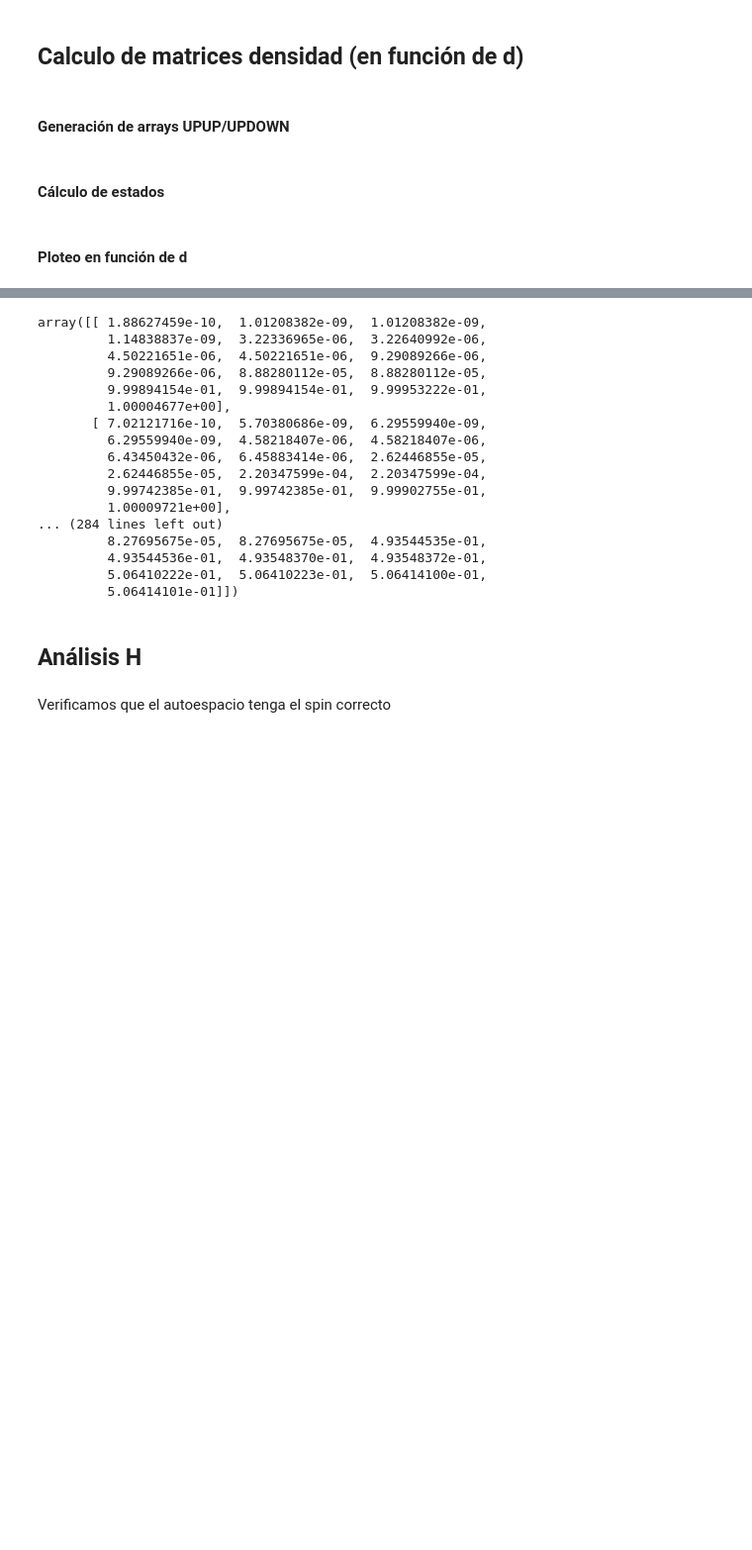
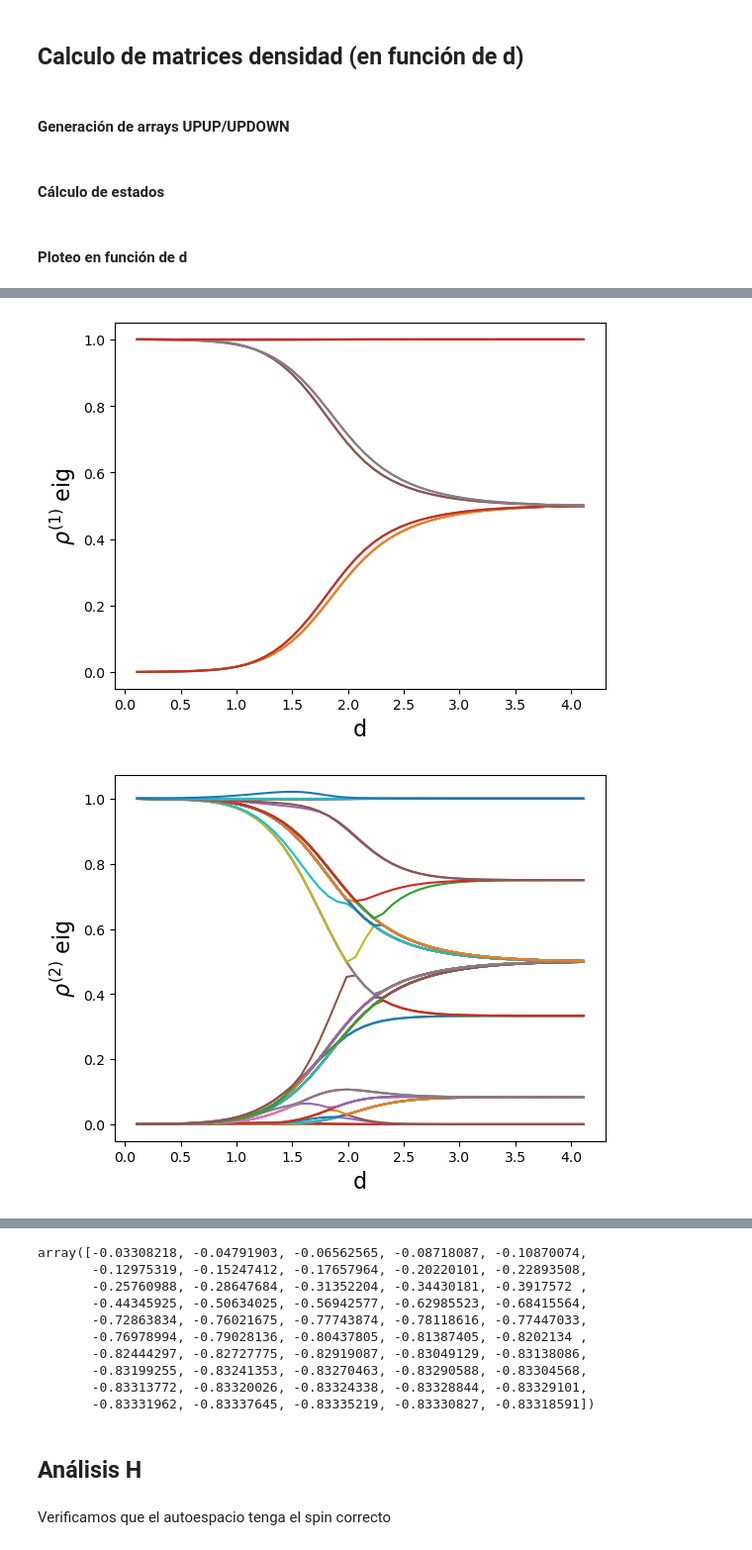
Before and after one commit to aguschanchu/q-chemistry, a Jupyter notebook: main.ipynb, the cells around one changed output, grey strips where cells are left out. Shown at 99% size. Saved outputs shown, nothing was run; the diff lists cells and outputs as text; code cells hidden in the pictures; blank space fills up the shorter version.

```diff
--- a/main.ipynb
+++ b/main.ipynb
@@ -201,11 +87,0 @@ array([12, 13])
-# %%
-H_full, *_ = generate_h2o_hamiltonian(4.0)
-
-H = H_full[np.ix_(basis_r.num_ele, basis_r.num_ele)].real
-
-# Fundamental
-E, V = scipy.sparse.linalg.eigsh(H, k=1, which='SA', tol=1e-10)
-vec  = V[:, 0]
-vect = vec
-rho = rho_m(vect, rho_2_extended).todense()
-np.sort(np.linalg.eigvals(rho).real)
@@ -234,11 +87,0 @@ core_spin
-# %%
-core_spin, _, _ = find_frozen_spin_orbitals(rho1)
-h_res, basis_res = strip_frozen_orbitals(H_full, core_spin, basis_r)
-rrr = rho_m_gen(basis_res, 2)
-
-E, V = np.linalg.eigh(h_res.todense())
-weights = np.exp(-beta * (E - E.min()))
-weights /= weights.sum()
-vect = (V @ np.diag(weights)) @ V.conj().T
-rho = rho_m(vect, rrr).todense()
-np.sort(np.linalg.eigvals(rho).real)
@@ -630,22 +454,17 @@ vects = {}
 
 prev_vec = None
 for R in tqdm(dists, desc="GS"):
-    try:
-        H_full, *_ = generate_h2o_hamiltonian(R)
-    except:
-        H_full, *_ = generate_h2o_hamiltonian(R+1e-4*np.random.random())
-
+    H_full, *_ = generate_h2o_hamiltonian(R)
     H = H_full[np.ix_(basis_r.num_ele, basis_r.num_ele)].real
+    E, V = scipy.sparse.linalg.eigsh(H, k=1, which='SA', v0=prev_vec, tol=1e-10)
 
     # Fundamental
-    #E, V = scipy.sparse.linalg.eigsh(H, k=1, which='SA', v0=prev_vec, tol=1e-10)
-    #vec  = V[:, 0]
-    #vects[R] = vec
-    #prev_vec = vec / np.linalg.norm(vec)
+    vec  = V[:, 0]
+    vects[R] = vec
+    prev_vec = vec / np.linalg.norm(vec)
 
     # Termico
     beta = 1000
-    E, V = np.linalg.eigh(H.todense())
     weights = np.exp(-beta * (E - E.min()))
     weights /= weights.sum()
     vects[R] = (V @ np.diag(weights)) @ V.conj().T
@@ -727,8 +546,8 @@ plot_rho(vects, rho_1_extended, label = r'$\rho^{(1)}$ eig')
 plot_rho(vects, rho_2_extended, label = r'$\rho^{(2)}$ eig')
 plot_rho(vects, rho_2_extended_upup_as, label = r'$\rho^{(2)}_{upup}$ eig')
 plot_rho(vects, rho_2_extended_updown_as, label = r'$\rho^{(2)}_{updown}$ eig')
-#plot_neg(vects, rho_2_extended_upup, label = r'Neg UPUP', second = True)
-#plot_neg(vects, rho_2_extended_updown, label = r'Neg UPDOWN')
+plot_neg(vects, rho_2_extended_upup, label = r'Neg UPUP', second = True)
+plot_neg(vects, rho_2_extended_updown, label = r'Neg UPDOWN')
 
 #ds = list(vects.keys())
 #plt.plot(ds, m_entropy(vects, rho_1_extended),label='Total (1)')
@@ -744,0 +560,2 @@ plot_rho(vects, rho_2_extended_updown_as, label = r'$\rho^{(2)}_{updown}$ eig')
+[figure, added]
+[figure, added]
@@ -745,20 +566,13 @@ plot_rho(vects, rho_2_extended_updown_as, label = r'$\rho^{(2)}_{updown}$ eig')
-array([[ 1.88627459e-10,  1.01208382e-09,  1.01208382e-09,
-         1.14838837e-09,  3.22336965e-06,  3.22640992e-06,
-         4.50221651e-06,  4.50221651e-06,  9.29089266e-06,
-         9.29089266e-06,  8.88280112e-05,  8.88280112e-05,
-         9.99894154e-01,  9.99894154e-01,  9.99953222e-01,
-         1.00004677e+00],
-       [ 7.02121716e-10,  5.70380686e-09,  6.29559940e-09,
-         6.29559940e-09,  4.58218407e-06,  4.58218407e-06,
-         6.43450432e-06,  6.45883414e-06,  2.62446855e-05,
-         2.62446855e-05,  2.20347599e-04,  2.20347599e-04,
-         9.99742385e-01,  9.99742385e-01,  9.99902755e-01,
-         1.00009721e+00],
-... (284 lines left out)
-         8.27695675e-05,  8.27695675e-05,  4.93544535e-01,
-         4.93544536e-01,  4.93548370e-01,  4.93548372e-01,
-         5.06410222e-01,  5.06410223e-01,  5.06414100e-01,
-         5.06414101e-01]])
+array([-0.03308218, -0.04791903, -0.06562565, -0.08718087, -0.10870074,
+       -0.12975319, -0.15247412, -0.17657964, -0.20220101, -0.22893508,
+       -0.25760988, -0.28647684, -0.31352204, -0.34430181, -0.3917572 ,
+       -0.44345925, -0.50634025, -0.56942577, -0.62985523, -0.68415564,
+       -0.72863834, -0.76021675, -0.77743874, -0.78118616, -0.77447033,
+       -0.76978994, -0.79028136, -0.80437805, -0.81387405, -0.8202134 ,
+       -0.82444297, -0.82727775, -0.82919087, -0.83049129, -0.83138086,
+       -0.83199255, -0.83241353, -0.83270463, -0.83290588, -0.83304568,
+       -0.83313772, -0.83320026, -0.83324338, -0.83328844, -0.83329101,
+       -0.83331962, -0.83337645, -0.83335219, -0.83330827, -0.83318591])
 # %% [markdown]
 ## Análisis H
 # %%
```
Also changed, not shown: parts of 20 cells of this notebook.
